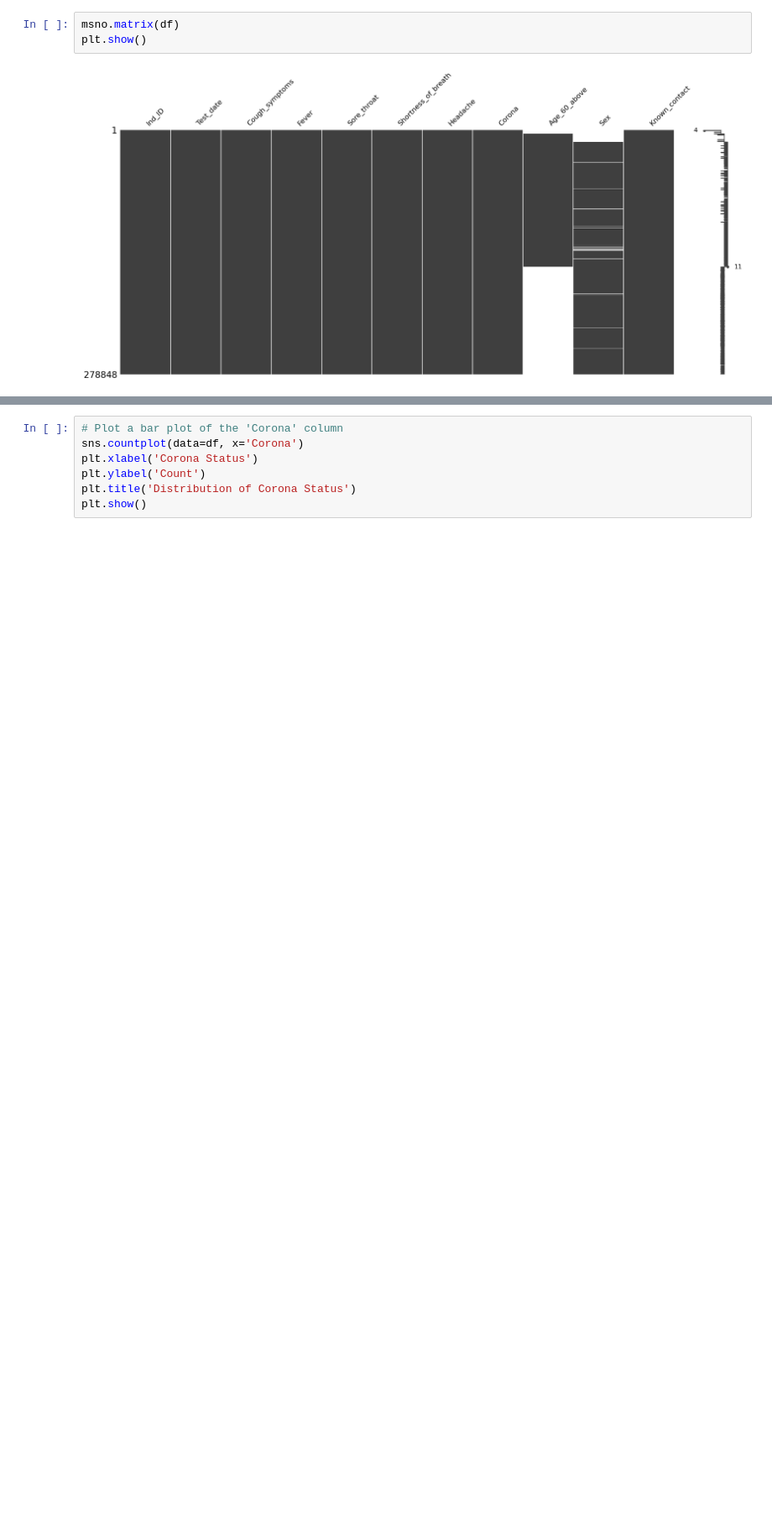
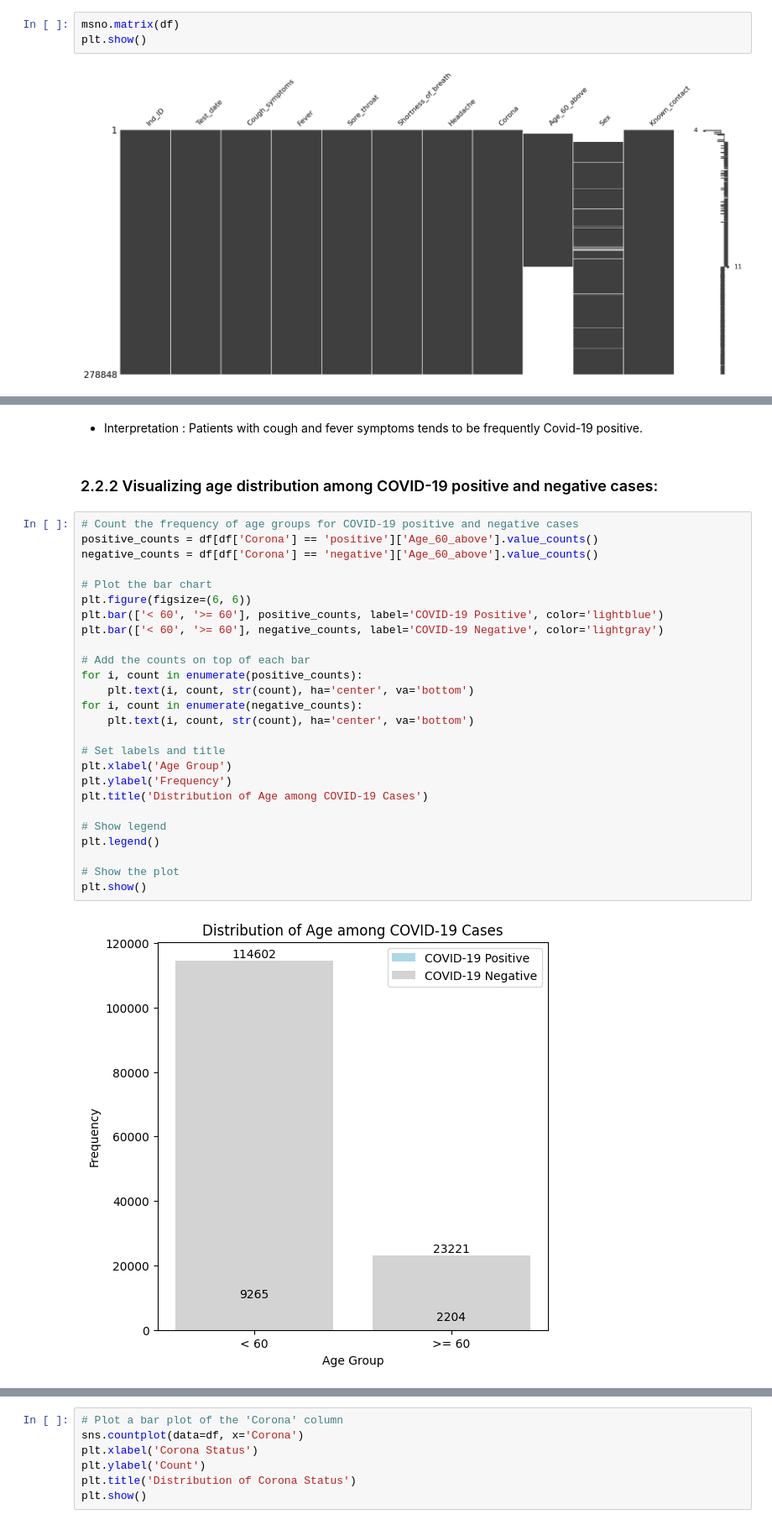
Before and after one commit to CHIRANTH-KS/COVID-19-Prediction-Machine-Learning-, a Jupyter notebook: COVID19_Prediction_Capstone_Project.ipynb, the cells around one changed output, grey strips where cells are left out. Shown at 84% size. Cells and saved outputs as stored; diff of their text form; blank space fills up the shorter version.

```diff
--- a/COVID19_Prediction_Capstone_Project.ipynb
+++ b/COVID19_Prediction_Capstone_Project.ipynb
@@ -194,0 +265,32 @@ Contact with confirmed   10639       3.815340
+# %% [markdown]
+- Interpretation : Patients with cough and fever symptoms tends to be frequently Covid-19 positive.
+# %% [markdown]
+### 2.2.2 Visualizing age distribution among COVID-19 positive and negative cases:
+# %%
+# Count the frequency of age groups for COVID-19 positive and negative cases
+positive_counts = df[df['Corona'] == 'positive']['Age_60_above'].value_counts()
+negative_counts = df[df['Corona'] == 'negative']['Age_60_above'].value_counts()
+
+# Plot the bar chart
+plt.figure(figsize=(6, 6))
+plt.bar(['< 60', '>= 60'], positive_counts, label='COVID-19 Positive', color='lightblue')
+plt.bar(['< 60', '>= 60'], negative_counts, label='COVID-19 Negative', color='lightgray')
+
+# Add the counts on top of each bar
+for i, count in enumerate(positive_counts):
+    plt.text(i, count, str(count), ha='center', va='bottom')
+for i, count in enumerate(negative_counts):
+    plt.text(i, count, str(count), ha='center', va='bottom')
+
+# Set labels and title
+plt.xlabel('Age Group')
+plt.ylabel('Frequency')
+plt.title('Distribution of Age among COVID-19 Cases')
+
+# Show legend
+plt.legend()
+
+# Show the plot
+plt.show()
+# %% [output]
+[figure, added]
```
Also changed, not shown: parts of 84 cells of this notebook, 1 other file.
